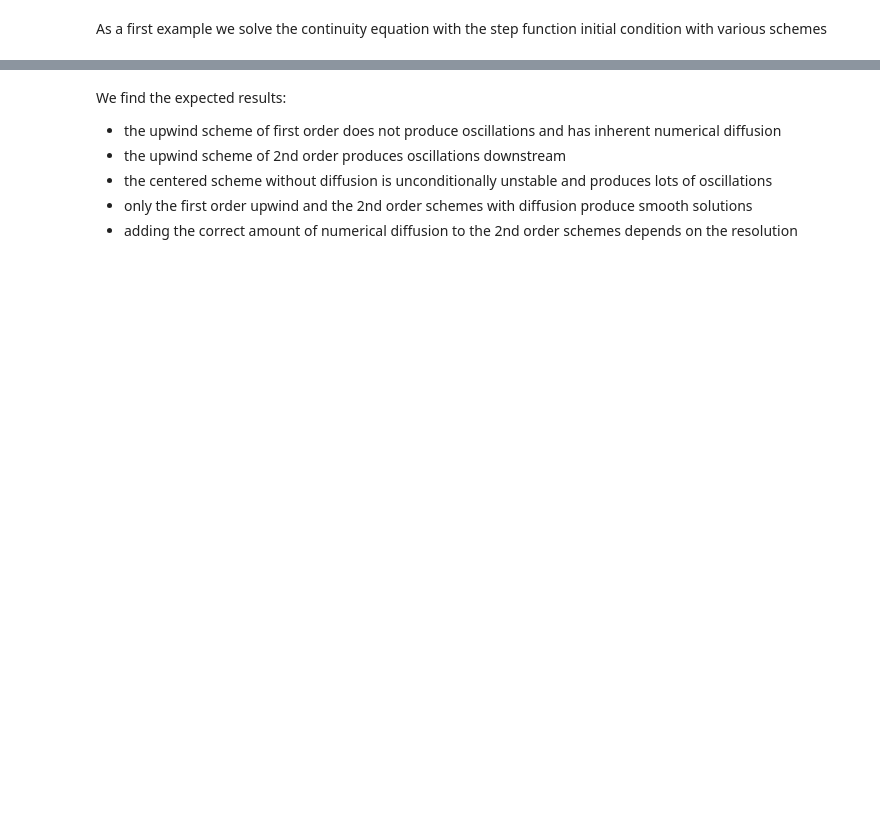
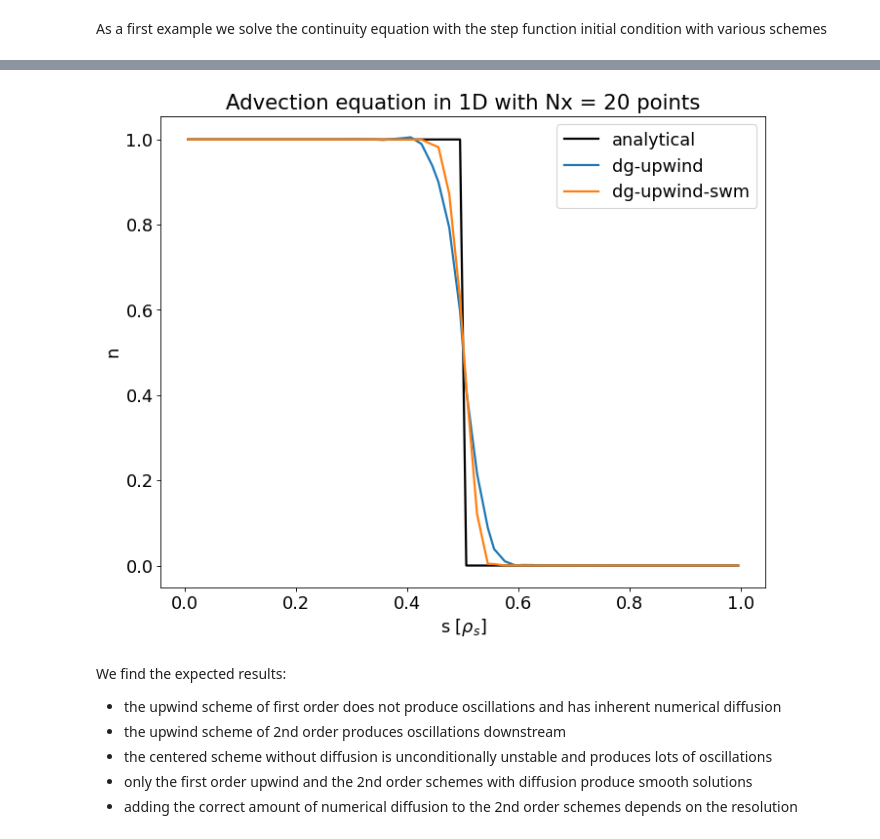
Before and after one commit to mwiesenberger/advection, a Jupyter notebook: OneDimensional.ipynb, the cells around one changed output, grey strips where cells are left out. Drawn from its saved outputs; the diff is of its cells as text; code cells hidden in the pictures; blank space fills up the shorter version.

```diff
--- a/OneDimensional.ipynb
+++ b/OneDimensional.ipynb
@@ -181,3 +201,25 @@ plot_upwind(p_list)
+# %%
+p_list = []
+
+for p in ["dg-upwind","dg-upwind-swm"] :
+    #for nu in [0, 1e-2]:
+        params = make_continuity_input()
+        params["grid"]["Nx"] = 60
+        params["advection"]["type"] = p
+        #params["physical"]["nu"] = nu
+        if p == "dg-upwind" :
+            params["grid"]["n"] =3
+            params["grid"]["Nx"] = 20
+            params["advection"]["alpha"] = 40
+        if p == "dg-upwind-swm" : # switching median filter
+            params["grid"]["n"] =3
+            params["grid"]["Nx"] = 20
+            params["advection"]["alpha"] = 40
+            params["advection"]["iter"] = 1
+        p_list.append(params)
+plot_upwind(p_list)
+# %% [output]
+[figure, added]
 # %% [markdown]
 We find the expected results:
 - the upwind scheme of first order does not produce oscillations and has inherent numerical diffusion
```
Also changed, not shown: parts of 16 cells of this notebook, 5 other files.
